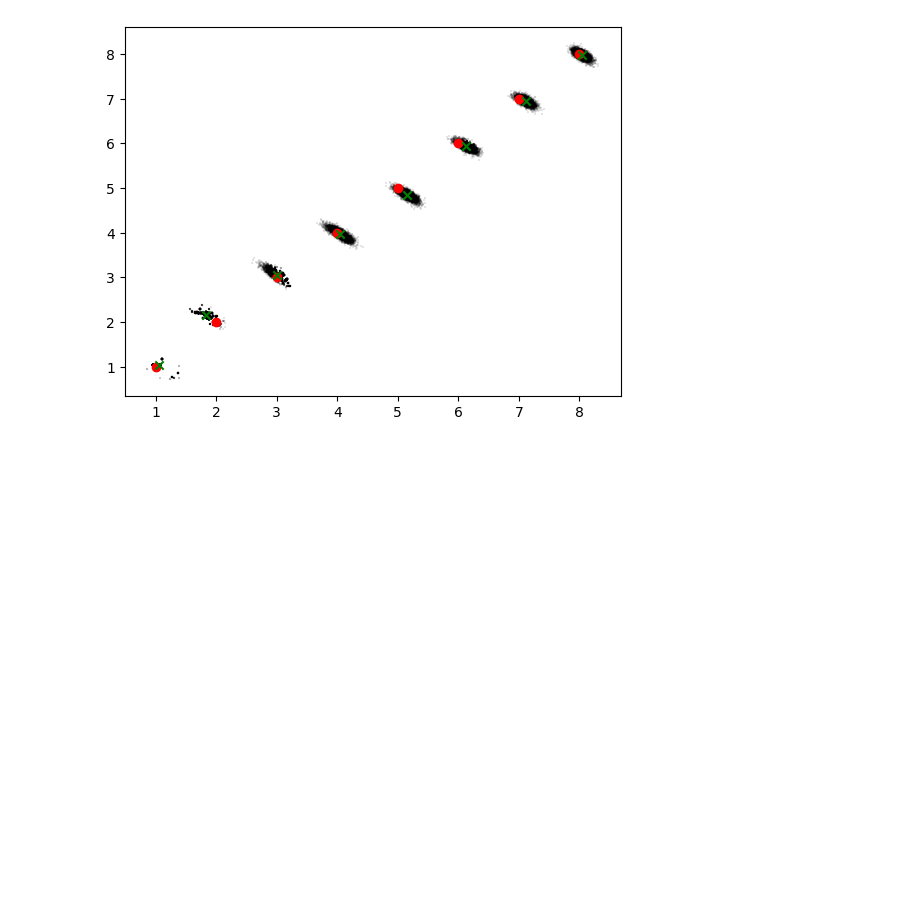
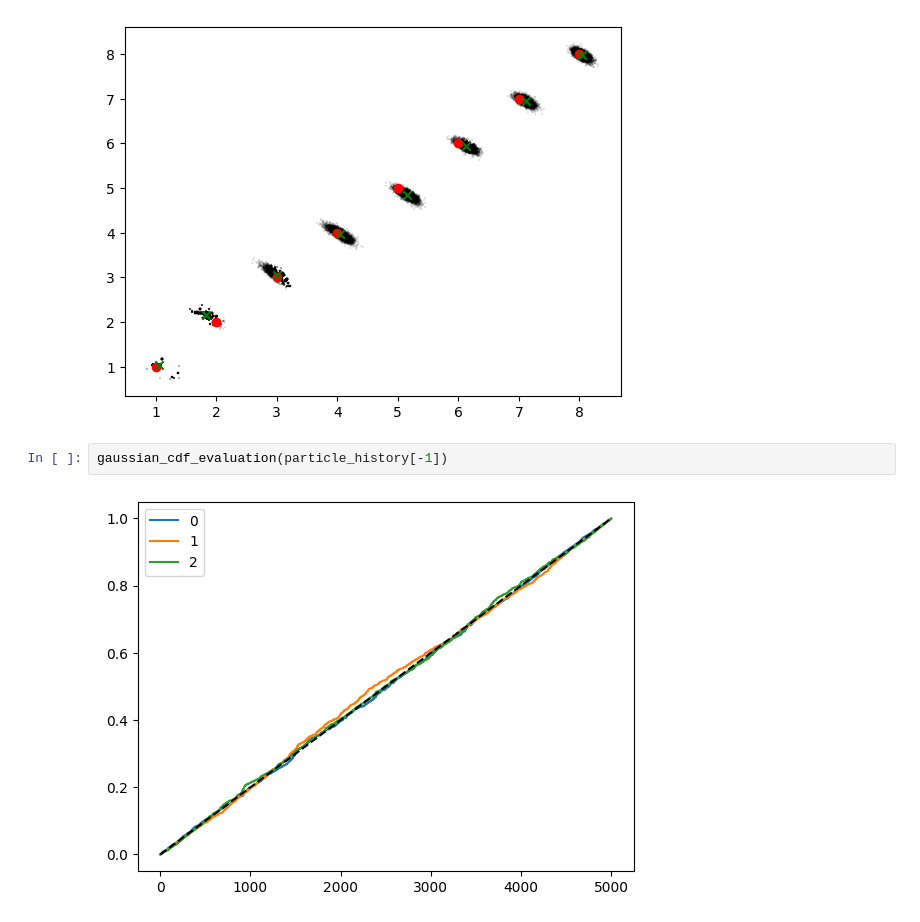
Before and after one commit to changmin-yu/particle-filtering-playground, a Jupyter notebook: notebooks/robot_navigation.ipynb, the cells around one changed output. Drawn from its saved outputs; the diff is of its cells as text; blank space fills up the shorter version.

Commit message:
evaluating particle filtering

```diff
--- a/notebooks/robot_navigation.ipynb
+++ b/notebooks/robot_navigation.ipynb
@@ -46,3 +50,7 @@ for i in range(8):
     ax.scatter(estimate_state_history[i][0][0], estimate_state_history[i][0][1], color="green", marker="x")
 # %% [output]
 [figure]
+# %%
+gaussian_cdf_evaluation(particle_history[-1])
+# %% [output]
+[figure, added]
```
Also changed, not shown: parts of 1 cell of this notebook, 2 other files.
